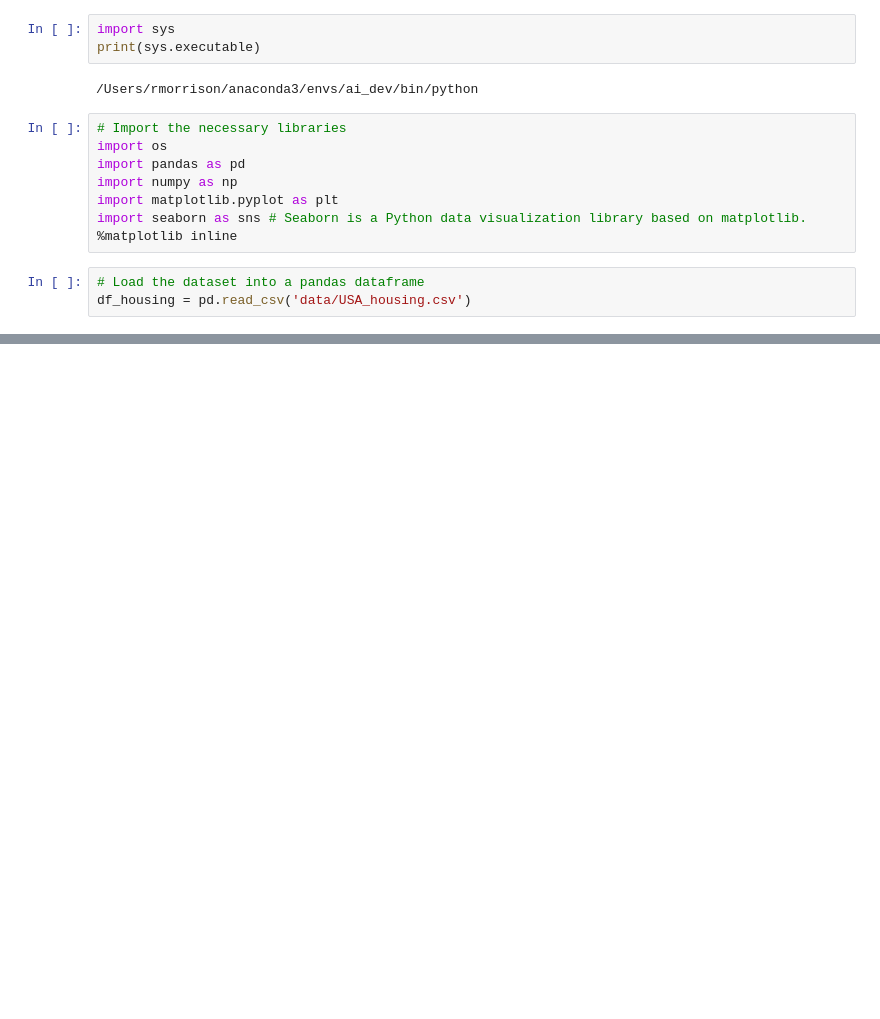
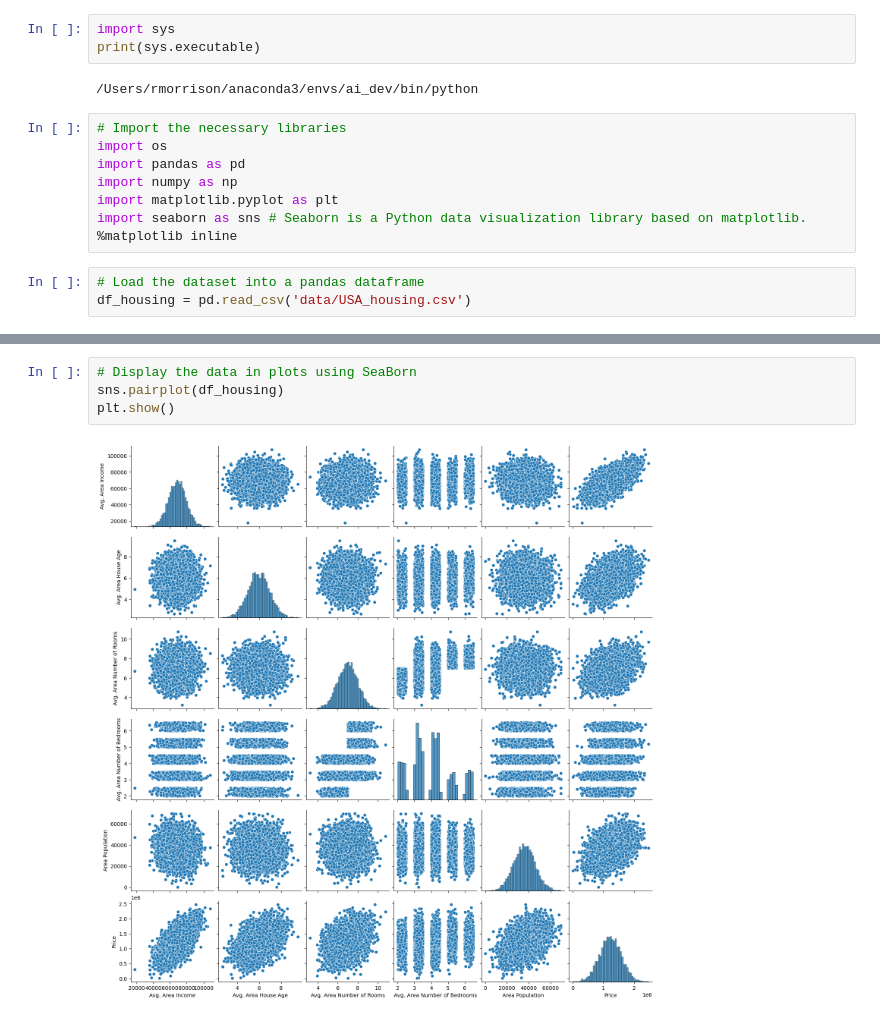
Before and after one commit to Mojoryson/Notebooks, a Jupyter notebook: ML_LinearRegression/LR_HousingData.ipynb, the cells around one changed output, grey strips where cells are left out. Drawn from its saved outputs; the diff is of its cells as text; blank space fills up the shorter version.

```diff
--- a/ML_LinearRegression/LR_HousingData.ipynb
+++ b/ML_LinearRegression/LR_HousingData.ipynb
@@ -77,0 +153,6 @@ df_housing.head()
+# %%
+# Display the data in plots using SeaBorn
+sns.pairplot(df_housing)
+plt.show()
+# %% [output]
+[figure, added]
```
Also changed, not shown: parts of 12 cells of this notebook.
